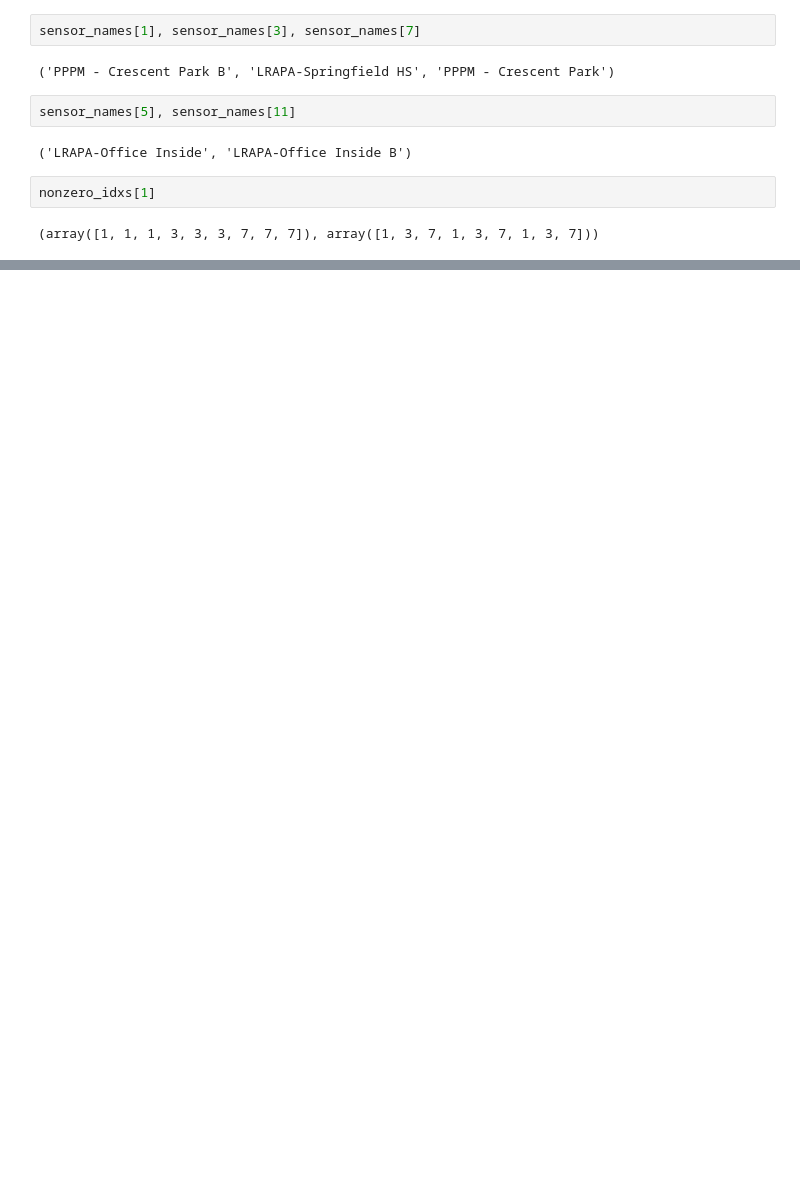
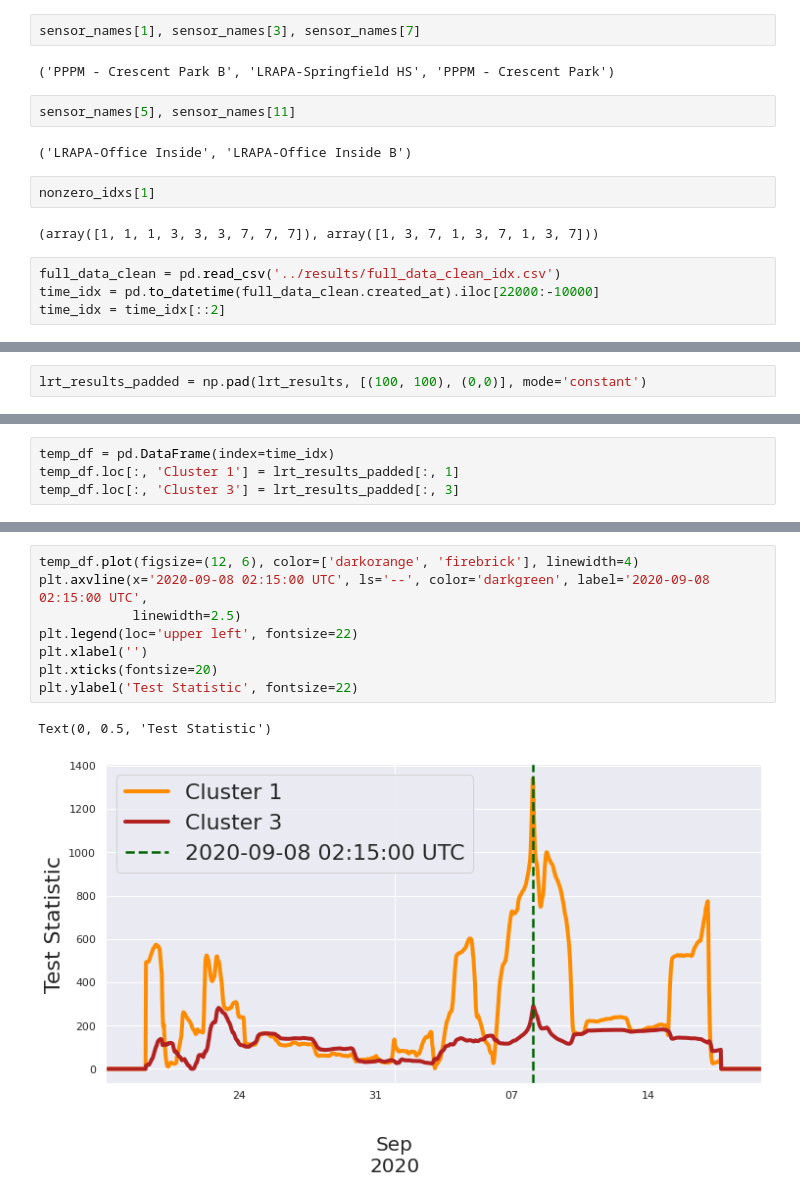
Before and after one commit to spaceonion1001/LD-CPD, a Jupyter notebook: notebooks/Results_HFarm.ipynb, the cells around one changed output, grey strips where cells are left out. Drawn from its saved outputs; the diff is of its cells as text; blank space fills up the shorter version.

```diff
--- a/notebooks/Results_HFarm.ipynb
+++ b/notebooks/Results_HFarm.ipynb
@@ -308,3 +313,7 @@ sensor_names[5], sensor_names[11]
 nonzero_idxs[1]
 # %% [output]
 (array([1, 1, 1, 3, 3, 3, 7, 7, 7]), array([1, 3, 7, 1, 3, 7, 1, 3, 7]))
+# %%
+full_data_clean = pd.read_csv('../results/full_data_clean_idx.csv')
+time_idx = pd.to_datetime(full_data_clean.created_at).iloc[22000:-10000]
+time_idx = time_idx[::2]
@@ -310,0 +328,2 @@ nonzero_idxs[1]
+# %%
+lrt_results_padded = np.pad(lrt_results, [(100, 100), (0,0)], mode='constant')
@@ -310,0 +334,4 @@ nonzero_idxs[1]
+# %%
+temp_df = pd.DataFrame(index=time_idx)
+temp_df.loc[:, 'Cluster 1'] = lrt_results_padded[:, 1]
+temp_df.loc[:, 'Cluster 3'] = lrt_results_padded[:, 3]
@@ -310,0 +353,11 @@ nonzero_idxs[1]
+# %%
+temp_df.plot(figsize=(12, 6), color=['darkorange', 'firebrick'], linewidth=4)
+plt.axvline(x='2020-09-08 02:15:00 UTC', ls='--', color='darkgreen', label='2020-09-08 02:15:00 UTC',
+            linewidth=2.5)
+plt.legend(loc='upper left', fontsize=22)
+plt.xlabel('')
+plt.xticks(fontsize=20)
+plt.ylabel('Test Statistic', fontsize=22)
+# %% [output]
+Text(0, 0.5, 'Test Statistic')
+[figure, added]
```
Also changed, not shown: parts of 12 cells of this notebook, 17 other files.
